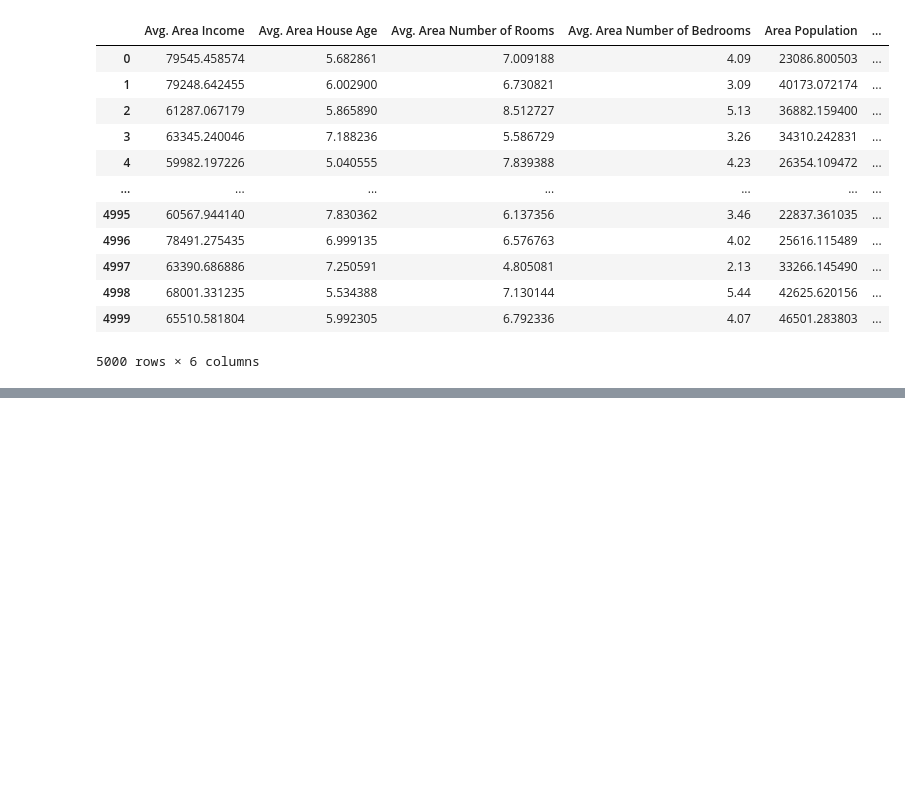
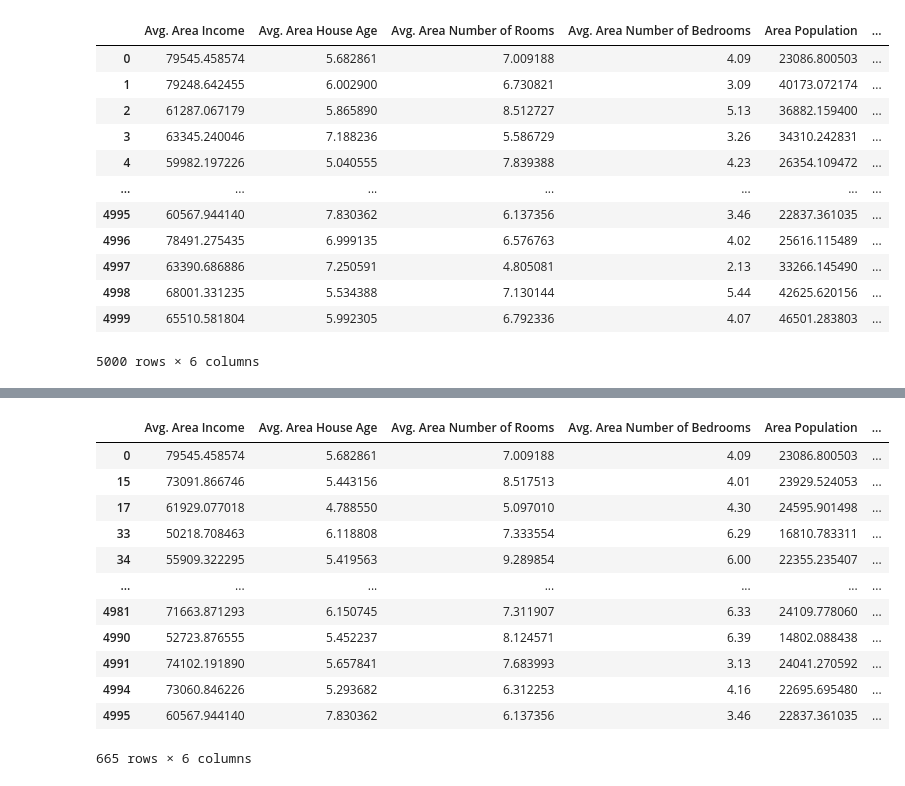
Before and after one commit to melikaniaz/climate-change1, a Jupyter notebook: climatechange.ipynb, the cells around one changed output, grey strips where cells are left out. Drawn from its saved outputs; the diff is of its cells as text; code cells hidden in the pictures; blank space fills up the shorter version.

```diff
--- a/climatechange.ipynb
+++ b/climatechange.ipynb
@@ -122,0 +153,16 @@ a
+# %%
+k
+# %% [output]
+|  | Avg. Area Income | Avg. Area House Age | Avg. Area Number of Rooms | Avg. Area Number of Bedrooms | Area Population | ... |
+| 0 | 79545.458574 | 5.682861 | 7.009188 | 4.09 | 23086.800503 | ... |
+| 15 | 73091.866746 | 5.443156 | 8.517513 | 4.01 | 23929.524053 | ... |
+| 17 | 61929.077018 | 4.788550 | 5.097010 | 4.30 | 24595.901498 | ... |
+| 33 | 50218.708463 | 6.118808 | 7.333554 | 6.29 | 16810.783311 | ... |
+| 34 | 55909.322295 | 5.419563 | 9.289854 | 6.00 | 22355.235407 | ... |
+| ... | ... | ... | ... | ... | ... | ... |
+| 4981 | 71663.871293 | 6.150745 | 7.311907 | 6.33 | 24109.778060 | ... |
+| 4990 | 52723.876555 | 5.452237 | 8.124571 | 6.39 | 14802.088438 | ... |
+| 4991 | 74102.191890 | 5.657841 | 7.683993 | 3.13 | 24041.270592 | ... |
+| 4994 | 73060.846226 | 5.293682 | 6.312253 | 4.16 | 22695.695480 | ... |
+| 4995 | 60567.944140 | 7.830362 | 6.137356 | 3.46 | 22837.361035 | ... |
+665 rows × 6 columns
```
Also changed, not shown: parts of 4 cells of this notebook.
